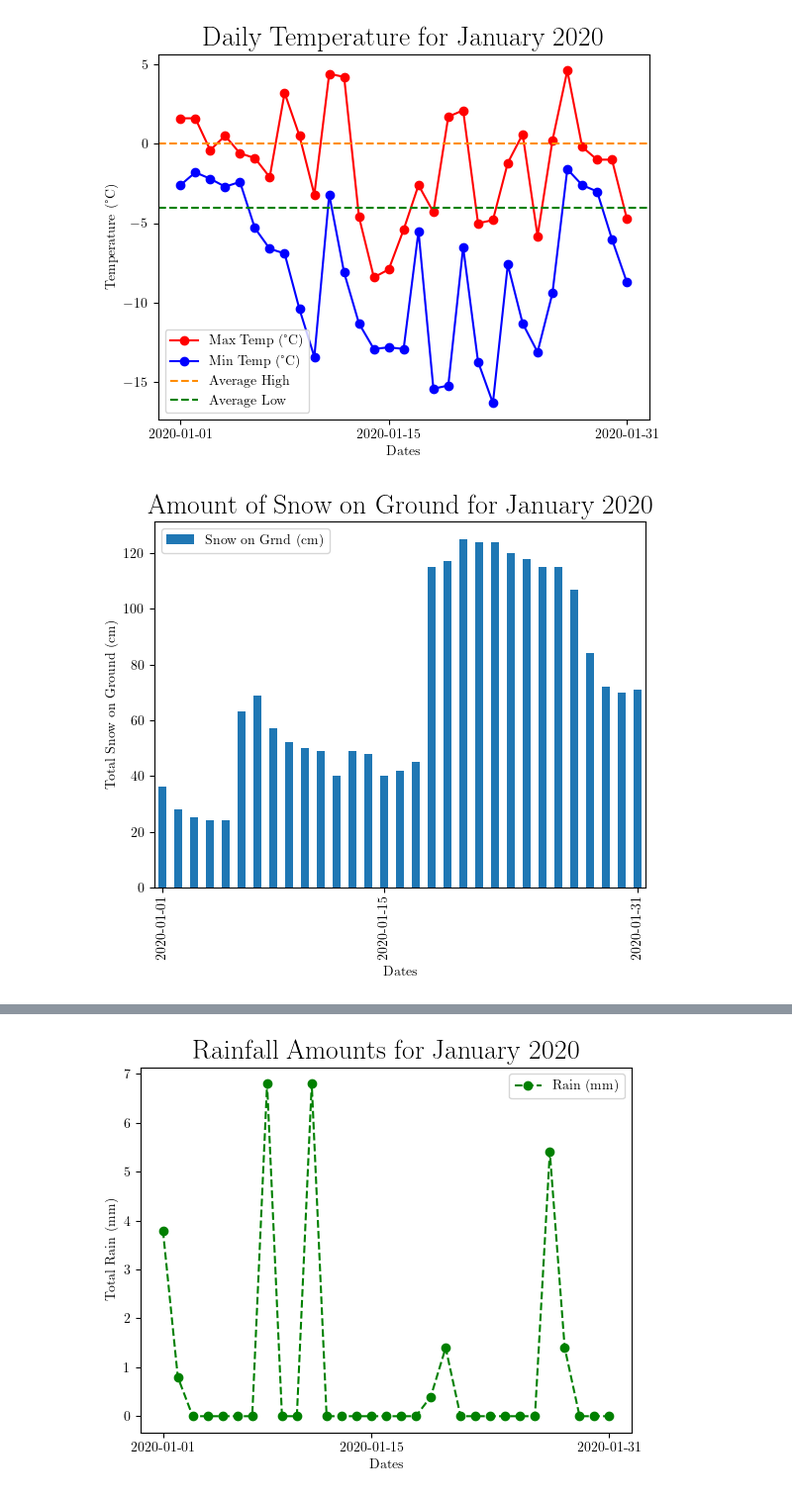
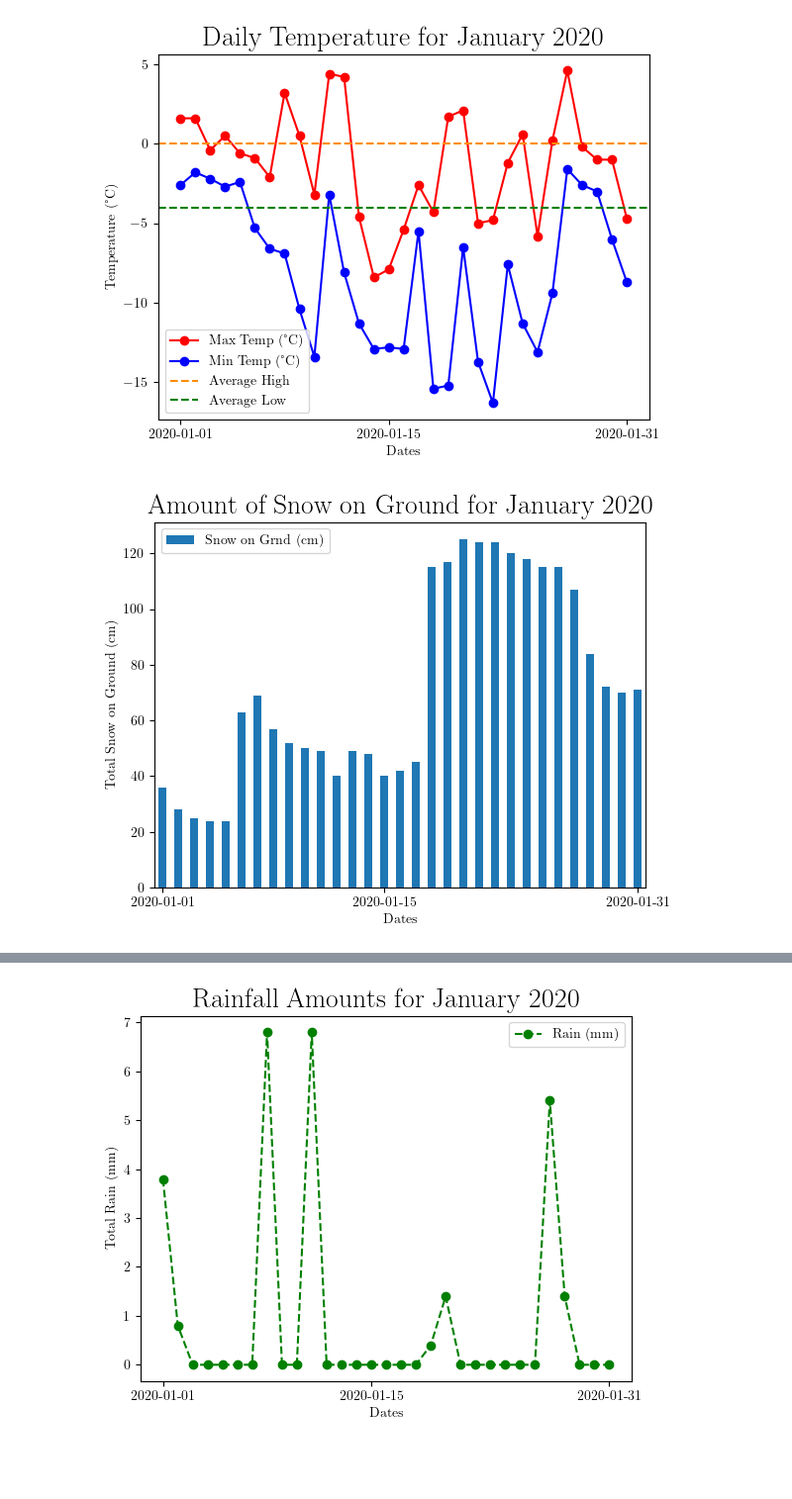
Before and after one commit to dcameronmckenna/CMSC6950-Project, a Jupyter notebook: project_graphs/project_graphs.ipynb, the cells around one changed output, grey strips where cells are left out. Shown at 99% size. Saved outputs shown, nothing was run; the diff lists cells and outputs as text; code cells hidden in the pictures; blank space fills up the shorter version.

Commit message:
made bar graphs look nicer

```diff
--- a/project_graphs/project_graphs.ipynb
+++ b/project_graphs/project_graphs.ipynb
@@ -85,24 +85,25 @@ plt.show()
 # %%
 num_cols_ground = ['Snow on Grnd (cm)']
 
 weather_data[num_cols_ground] = weather_data[num_cols_ground].astype(float)
 
 total_ground = weather_data[num_cols_ground]
 
 
 bar_data = total_ground[0:31]
 axes = bar_data.plot.bar()
-axes.set_xticks([0, 14, 30])
+axes.set_xticks([0, 14, 30], minor=False)
+axes.set_xticklabels(labels = ['2020-01-01', '2020-01-15', '2020-01-31'], rotation = 0)
 
 
 plt.xlabel('Dates')
 plt.ylabel('Total Snow on Ground (cm)')
 plt.title('Amount of Snow on Ground for January 2020', fontsize = 20)
 plt.legend()
 plt.savefig("ground_snow.pdf", format = "pdf")
 plt.show()
 # %% [output]
-[figure, old version]
+[figure, new version]
 # %%
 num_cols_wind = ['Spd of Max Gust (km/h)']
 
```
Also changed, not shown: parts of 1 cell of this notebook, 3 other files.
